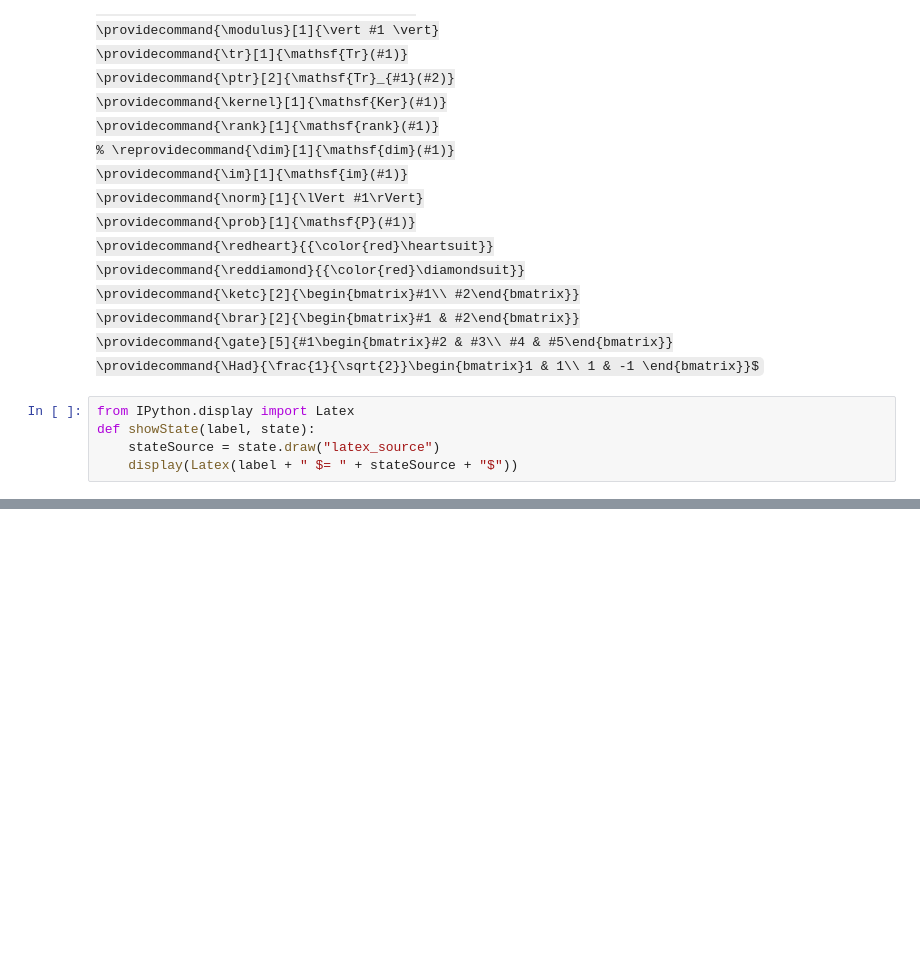
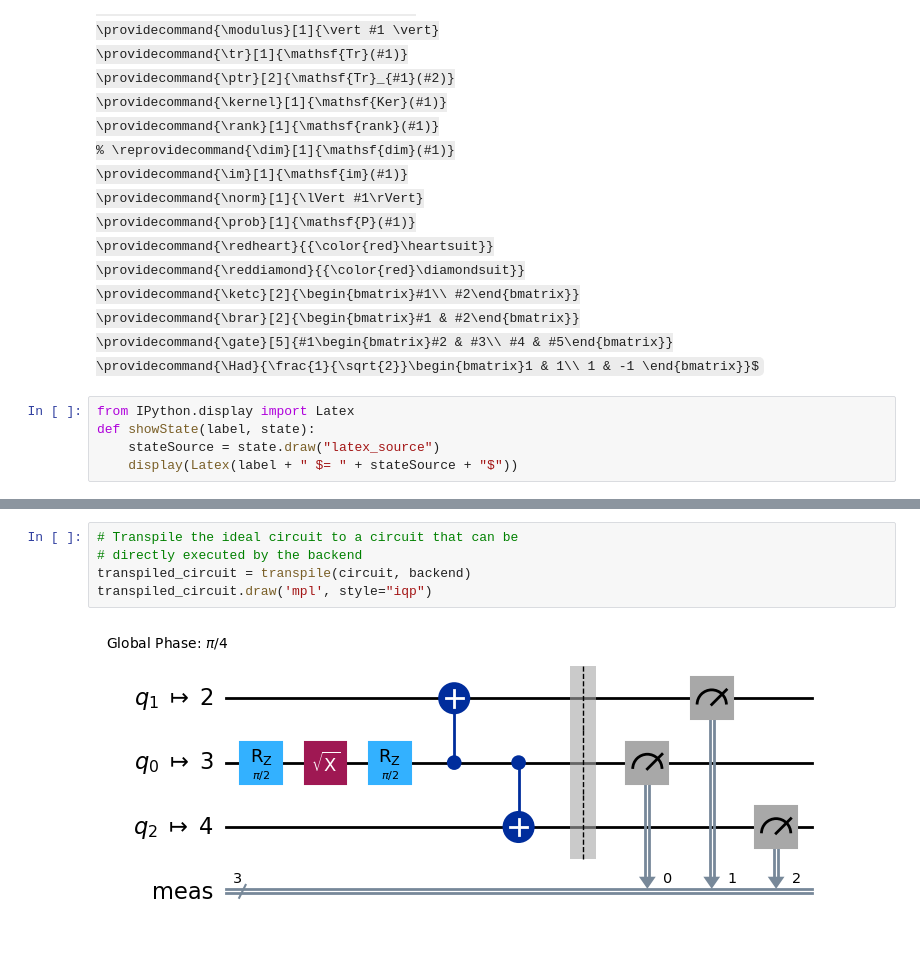
Before and after one commit to drmithileshkumar/qiskit, a Jupyter notebook: 14_Transpilation.ipynb, the cells around one changed output, grey strips where cells are left out. Cells and saved outputs as stored; diff of their text form; some formulas as TeX source; blank space fills up the shorter version.

```diff
--- a/14_Transpilation.ipynb
+++ b/14_Transpilation.ipynb
@@ -40,0 +73,7 @@ def showState(label, state):
+# %%
+# Transpile the ideal circuit to a circuit that can be
+# directly executed by the backend
+transpiled_circuit = transpile(circuit, backend)
+transpiled_circuit.draw('mpl', style="iqp")
+# %% [output]
+[figure, added]
```
Also changed, not shown: parts of 42 cells of this notebook, 2 other files.
